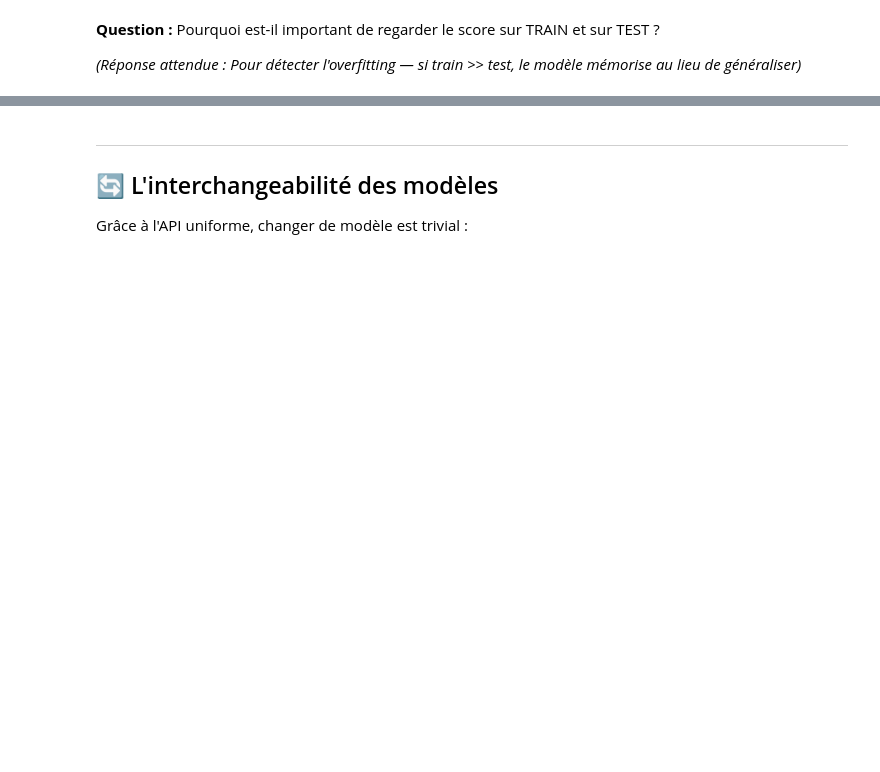
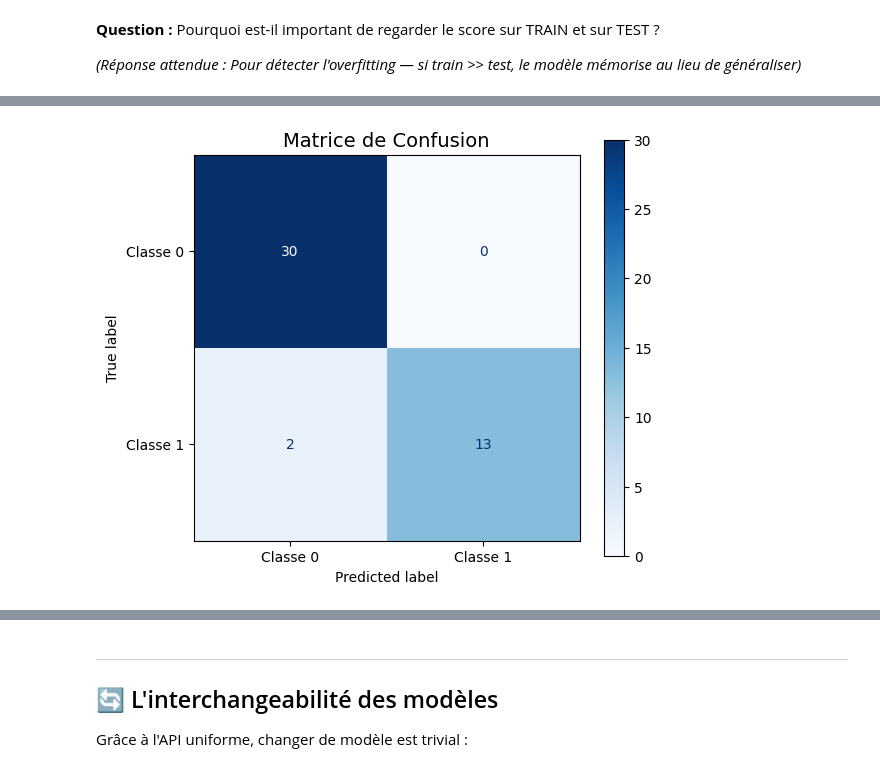
Before and after one commit to safaec/teacher_agent, a Jupyter notebook: _bmad/_memory/content-creator-sidecar/lessons/002_Chapitre_2_Workflow_ML/Part_3_Pattern_Fit_Predict.ipynb, the cells around one changed output, grey strips where cells are left out. Cells and saved outputs as stored; diff of their text form; code cells hidden in the pictures; blank space fills up the shorter version.

```diff
--- a/_bmad/_memory/content-creator-sidecar/lessons/002_Chapitre_2_Workflow_ML/Part_3_Pattern_Fit_Predict.ipynb
+++ b/_bmad/_memory/content-creator-sidecar/lessons/002_Chapitre_2_Workflow_ML/Part_3_Pattern_Fit_Predict.ipynb
@@ -221,0 +356,19 @@ Nous approfondirons ce sujet au Chapitre 4 !
+# %%
+from sklearn.metrics import confusion_matrix, ConfusionMatrixDisplay
+
+# Préparons un exemple de classification
+iris = load_iris()
+X_iris = iris.data
+y_iris = (iris.target == 2).astype(int)  # Binaire : classe 2 vs reste
+
+X_train_iris, X_test_iris, y_train_iris, y_test_iris = train_test_split(
+    X_iris, y_iris, test_size=0.3, stratify=y_iris, random_state=42
+)
+
+# Entraîner un classificateur
+clf = LogisticRegression(random_state=42)
+clf.fit(X_train_iris, y_train_iris)
+y_pred_iris = clf.predict(X_test_iris)
+
+# Afficher l'accuracy (ce que .score() donne)
+print(f"Accuracy (.score()) : {clf.score(X_test_iris, y_test_iris):.2%}")
@@ -221,0 +377,13 @@ Nous approfondirons ce sujet au Chapitre 4 !
+# %%
+# Matrice de confusion
+cm = confusion_matrix(y_test_iris, y_pred_iris)
+
+# Extraire les valeurs
+TN, FP, FN, TP = cm.ravel()
+
+print("📊 Matrice de Confusion")
+print("=" * 50)
+print(f"\nVrais Négatifs  (TN) : {TN}")
+print(f"Faux Positifs   (FP) : {FP} ← Fausses alertes")
+print(f"Faux Négatifs   (FN) : {FN} ← Cas manqués !")
+print(f"Vrais Positifs  (TP) : {TP}")
@@ -221,0 +398,10 @@ Nous approfondirons ce sujet au Chapitre 4 !
+# %%
+# Visualisation
+fig, ax = plt.subplots(figsize=(6, 5))
+disp = ConfusionMatrixDisplay(confusion_matrix=cm, display_labels=['Classe 0', 'Classe 1'])
+disp.plot(cmap='Blues', ax=ax, values_format='d')
+ax.set_title('Matrice de Confusion', fontsize=14)
+plt.tight_layout()
+plt.show()
+# %% [output]
+[figure, added]
```
Also changed, not shown: parts of 57 cells of this notebook, 35 other files.
